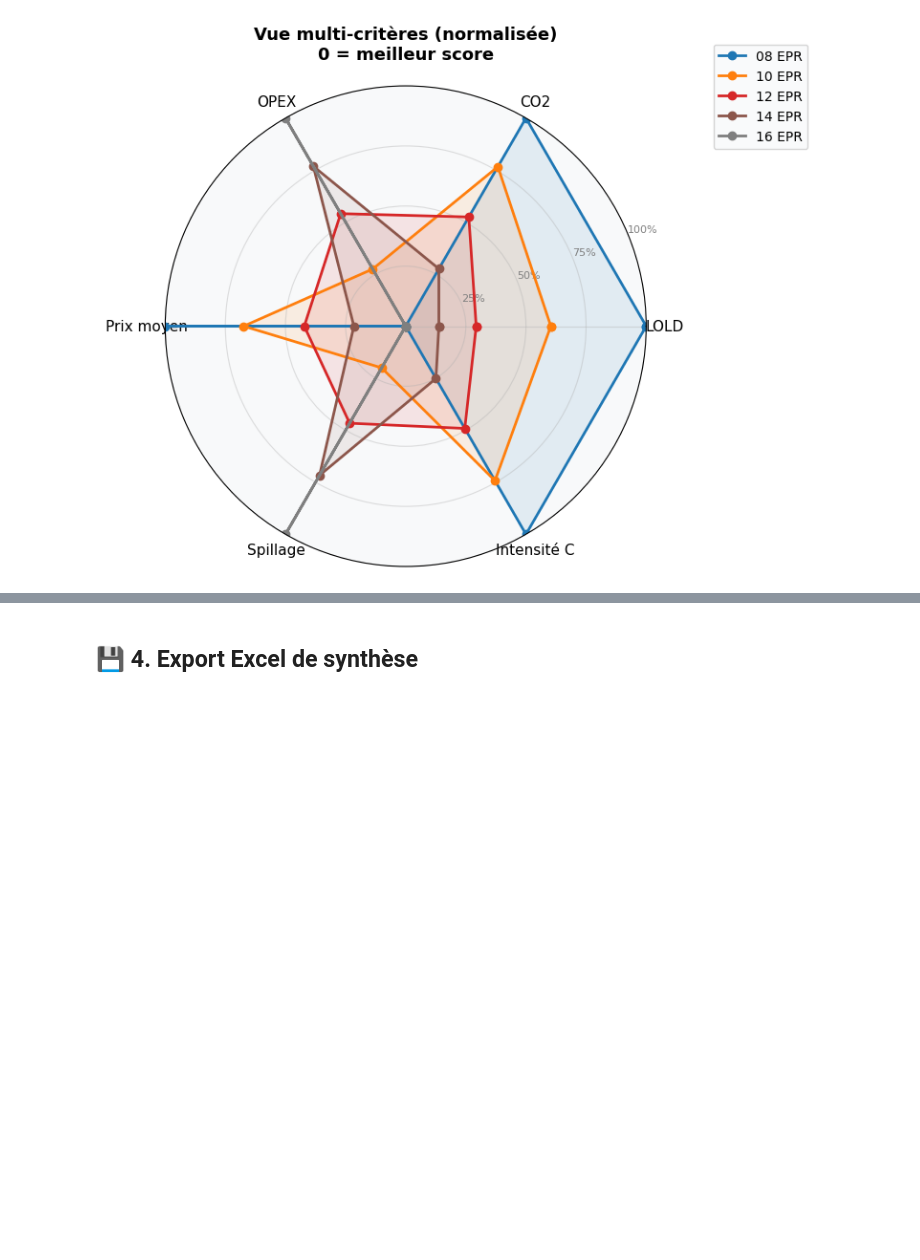
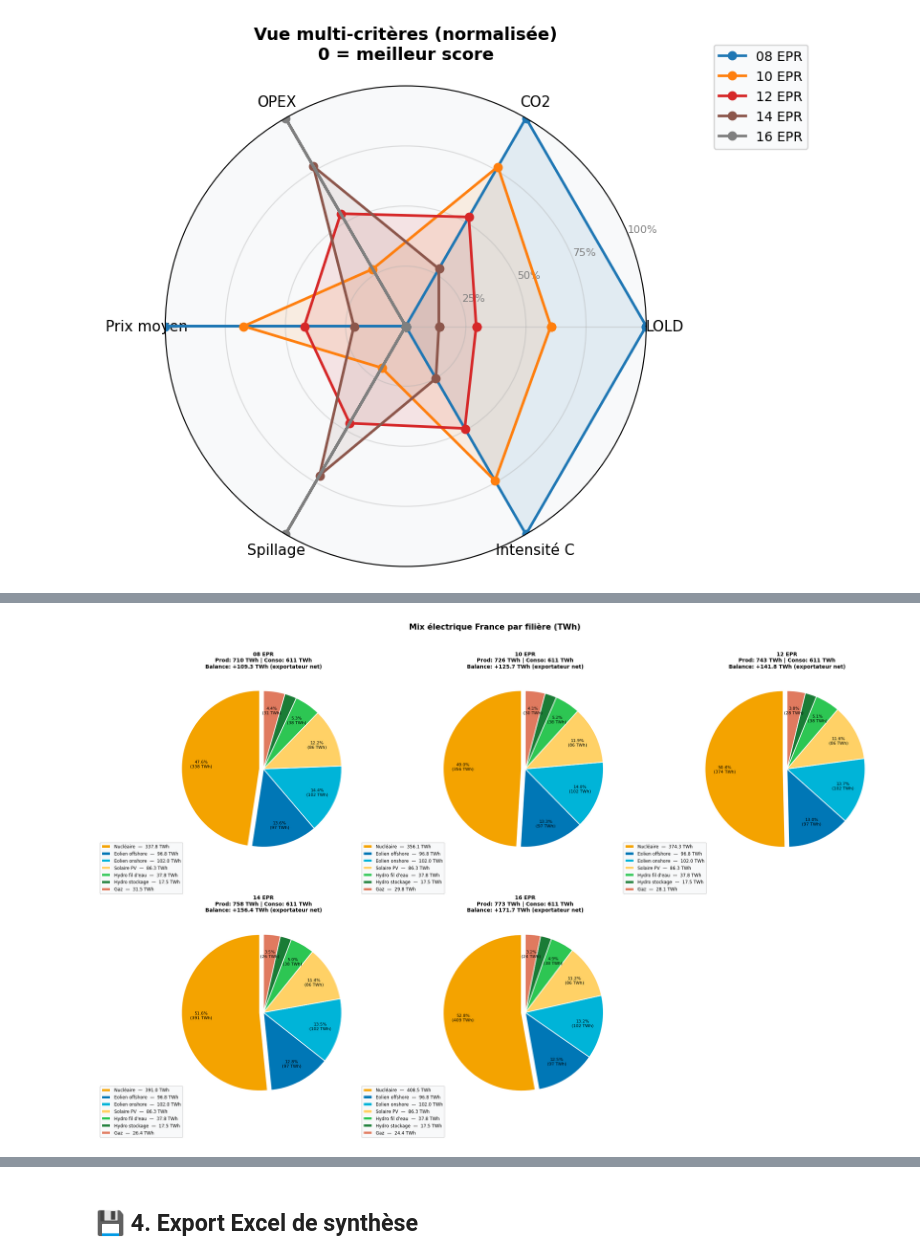
Before and after one commit to FlavBaz/Antares, a Jupyter notebook: antares_epr_analysis.ipynb, the cells around one changed output, grey strips where cells are left out. Drawn from its saved outputs; the diff is of its cells as text; code cells hidden in the pictures; blank space fills up the shorter version.

```diff
--- a/antares_epr_analysis.ipynb
+++ b/antares_epr_analysis.ipynb
@@ -573,0 +879,79 @@ else:
+# %%
+# Couleurs et sources du mix France
+MIX_SOURCES = {
+    'Nucléaire':        ("('NUCLEAR', 'MWh', 'EXP')",       '#F4A300'),
+    'Eolien offshore':  ("('WIND OFFSHORE', 'MWh', 'EXP')", '#0077B6'),
+    'Eolien onshore':   ("('WIND ONSHORE', 'MWh', 'EXP')",  '#00B4D8'),
+    'Solaire PV':       ("('SOLAR PV', 'MWh', 'EXP')",      '#FFD166'),
+    'Solaire toiture':  ("('SOLAR ROOFT', 'MWh', 'EXP')",   '#FFC300'),
+    'Hydro fil d\'eau': ("('H. ROR', 'MWh', 'EXP')",        '#2DC653'),
+    'Hydro stockage':   ("('H. STOR', 'MWh', 'EXP')",       '#1A7C36'),
+    'Gaz':              ("('GAS', 'MWh', 'EXP')",            '#E07A5F'),
+    'Fioul':            ("('OIL', 'MWh', 'EXP')",            '#6D6875'),
+}
+
+n_sc = len(scenarios)
+ncols = min(3, n_sc)
+nrows = (n_sc + ncols - 1) // ncols
+fig, axes = plt.subplots(nrows, ncols, figsize=(7 * ncols, 7 * nrows))
+if n_sc == 1:
+    axes = [[axes]]
+elif nrows == 1:
+    axes = [axes]
+fig.suptitle('Mix électrique France par filière (TWh)', fontsize=15, fontweight='bold')
+
+for idx, scenario in enumerate(scenarios):
+    ax = axes[idx // ncols][idx % ncols]
+    df_h = resultats_horaires[scenario]
+
+    labels_pie, vals_pie, colors_pie = [], [], []
+    for label, (col, color) in MIX_SOURCES.items():
+        if col in df_h.columns:
+            v = pd.to_numeric(df_h[col], errors='coerce').sum() / 1e6
+            if v > 0.5:  # ignorer < 0.5 TWh
+                labels_pie.append(label)
+                vals_pie.append(v)
+                colors_pie.append(color)
+
+    prod_totale = sum(vals_pie)
+    load_col = "('LOAD', 'MWh', 'EXP')"
+    balance_col = "('BALANCE', 'MWh', 'EXP')"
+    conso = pd.to_numeric(df_h[load_col], errors='coerce').sum() / 1e6 if load_col in df_h.columns else 0
+    balance = pd.to_numeric(df_h[balance_col], errors='coerce').sum() / 1e6 if balance_col in df_h.columns else 0
+
+    # Explode le nucléaire pour le mettre en valeur
+    explode = [0.05 if 'Nucl' in l else 0 for l in labels_pie]
+
+    wedges, texts, autotexts = ax.pie(
+        vals_pie, labels=None, colors=colors_pie,
+        autopct=lambda p: f'{p:.1f}%\n({p*prod_totale/100:.0f} TWh)' if p > 3 else '',
+        startangle=90, explode=explode,
+        wedgeprops={'edgecolor': 'white', 'linewidth': 1.5},
+        pctdistance=0.75
+    )
+    for t in autotexts:
+        t.set_fontsize(8)
+
+    # Légende avec TWh
+    legend_labels = [f'{l}  —  {v:.1f} TWh' for l, v in zip(labels_pie, vals_pie)]
+    ax.legend(wedges, legend_labels, loc='lower left', bbox_to_anchor=(-0.35, -0.15),
+              fontsize=8.5, framealpha=0.9)
+
+    signe = '+' if balance >= 0 else ''
+    direction = 'exportateur net' if balance >= 0 else 'importateur net'
+    ax.set_title(
+        f'{scenario}\n'
+        f'Prod: {prod_totale:.0f} TWh | Conso: {conso:.0f} TWh\n'
+        f'Balance: {signe}{balance:.1f} TWh ({direction})',
+        fontsize=10, fontweight='bold'
+    )
+
+# Masquer les axes vides
+for idx in range(n_sc, nrows * ncols):
+    axes[idx // ncols][idx % ncols].set_visible(False)
+
+plt.tight_layout(rect=[0, 0, 1, 0.96])
+plt.savefig('fig_camembert_mix.png', dpi=150, bbox_inches='tight')
+plt.show()
+# %% [output]
+[figure, added]
```
Also changed, not shown: parts of 15 cells of this notebook, 18 other files.
